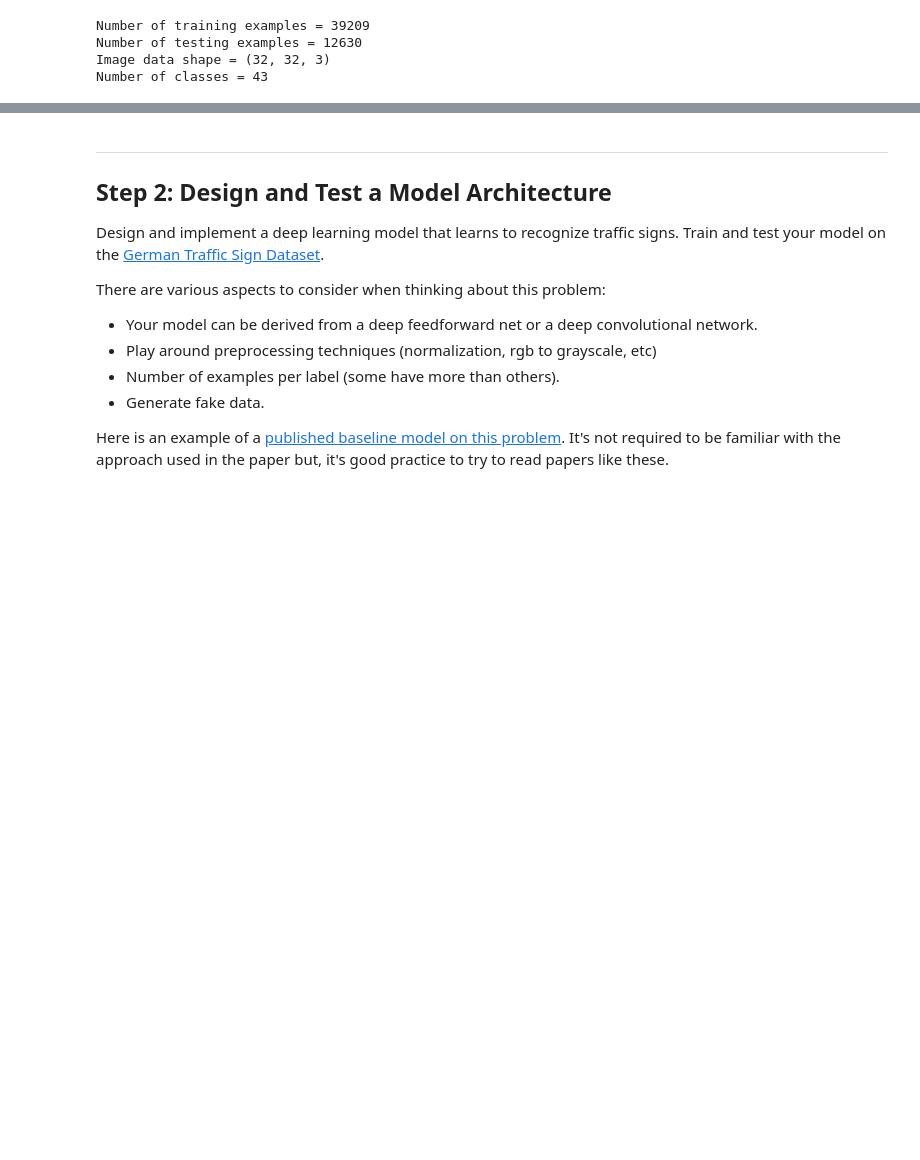
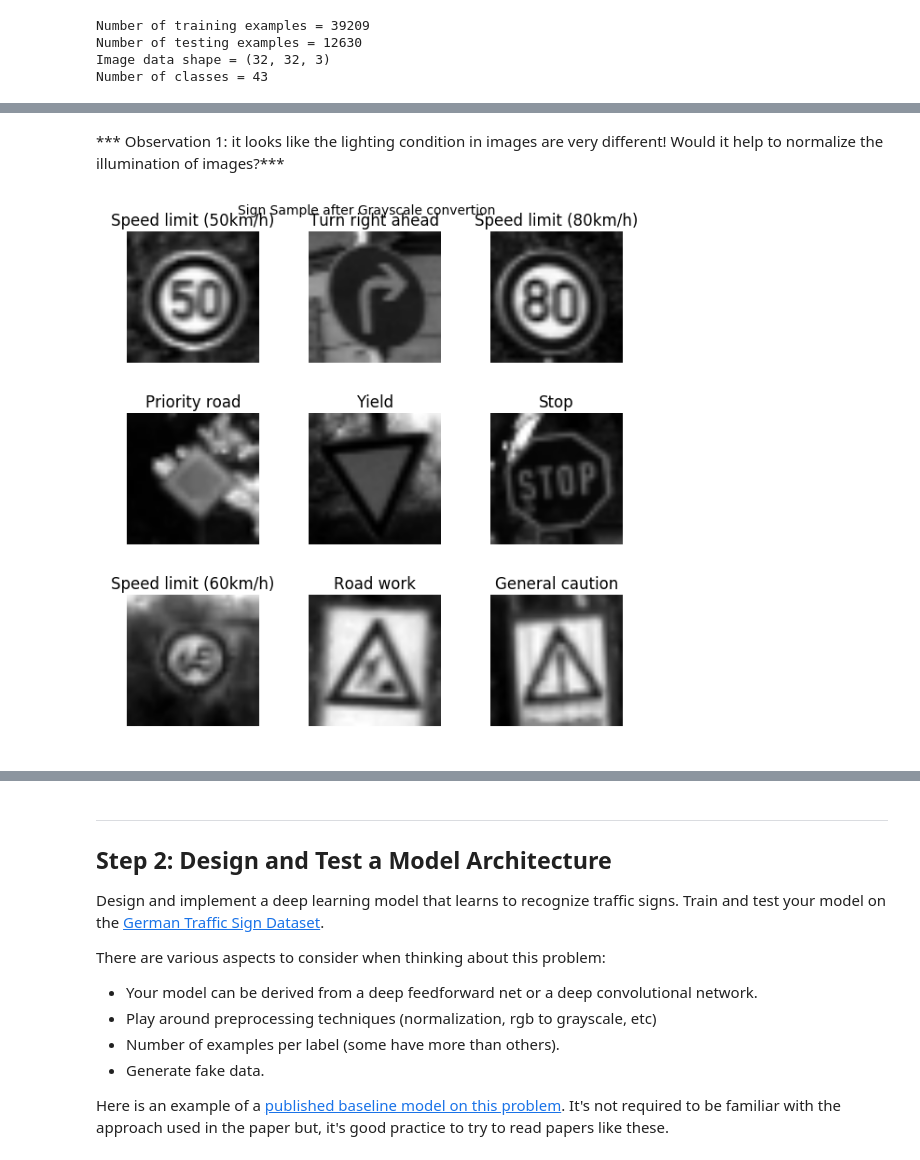
Before and after one commit to anuragreddygv323/traffic-signs, a Jupyter notebook: Traffic_Signs_Recognition.ipynb, the cells around one changed output, grey strips where cells are left out. Saved outputs shown, nothing was run; the diff lists cells and outputs as text; code cells hidden in the pictures; blank space fills up the shorter version.

```diff
--- a/Traffic_Signs_Recognition.ipynb
+++ b/Traffic_Signs_Recognition.ipynb
@@ -80,0 +110,18 @@ Number of classes = 43
+# %% [markdown]
+*** Observation 1: it looks like the lighting condition in images are very different! Would it help to normalize the illumination of images?***
+# %%
+# draw random samples from training data, after convertion to grayscale
+# gray scale looks better! - but are we throwing away too much infor on color?
+
+fig, axes = plt.subplots(nrows=3, ncols=3, figsize=(2*3, 2*3))
+axes = axes.ravel()
+fig.suptitle("Sign Sample after Grayscale convertion", verticalalignment='bottom')
+fig.tight_layout()
+
+for ax, img, label in zip(axes, sample_imgs, sample_labels):
+    #ax.imshow(cv2.cvtColor(img, cv2.COLOR_RGB2GRAY), cmap=plt.cm.gray)
+    ax.imshow(cv2.cvtColor(img, cv2.COLOR_RGB2YUV)[:,:,0], cmap=plt.cm.gray)
+    ax.set_title(label)
+    ax.axis('off')
+# %% [output]
+[figure, added]
```
Also changed, not shown: parts of 70 cells of this notebook, 8 other files.
